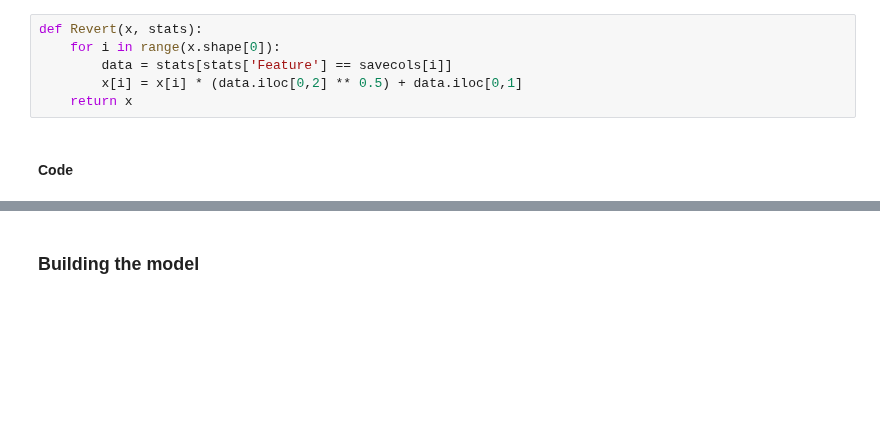
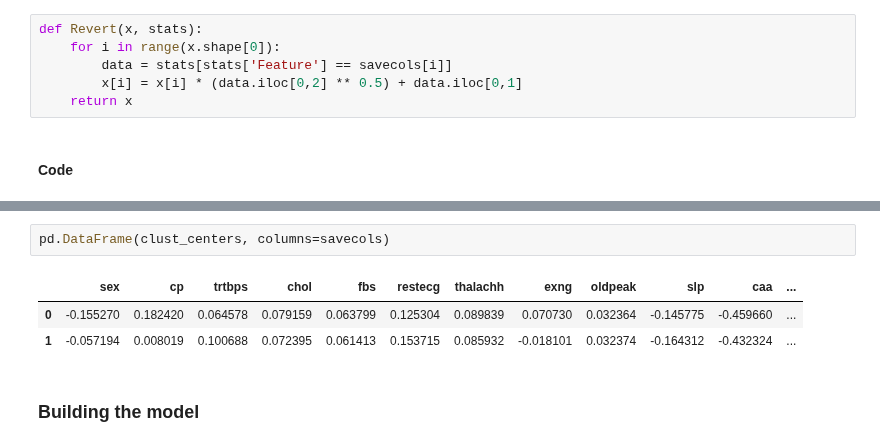
Before and after one commit to AlexGoncalves21/SInts_24, a Jupyter notebook: FinalProject/FuzzyInference.ipynb, the cells around one changed output, grey strips where cells are left out. Cells and saved outputs as stored; diff of their text form; blank space fills up the shorter version.

```diff
--- a/FinalProject/FuzzyInference.ipynb
+++ b/FinalProject/FuzzyInference.ipynb
@@ -176,3 +148,9 @@ clust_centers.shape, part_matrix.shape
+# %%
+pd.DataFrame(clust_centers, columns=savecols)
+# %% [output]
+|  | sex | cp | trtbps | chol | fbs | restecg | thalachh | exng | oldpeak | slp | caa | ... |
+| 0 | -0.155270 | 0.182420 | 0.064578 | 0.079159 | 0.063799 | 0.125304 | 0.089839 | 0.070730 | 0.032364 | -0.145775 | -0.459660 | ... |
+| 1 | -0.057194 | 0.008019 | 0.100688 | 0.072395 | 0.061413 | 0.153715 | 0.085932 | -0.018101 | 0.032374 | -0.164312 | -0.432324 | ... |
 # %% [markdown]
 ### Building the model
 # %%
```
Also changed, not shown: parts of 16 cells of this notebook, 2 other files.
